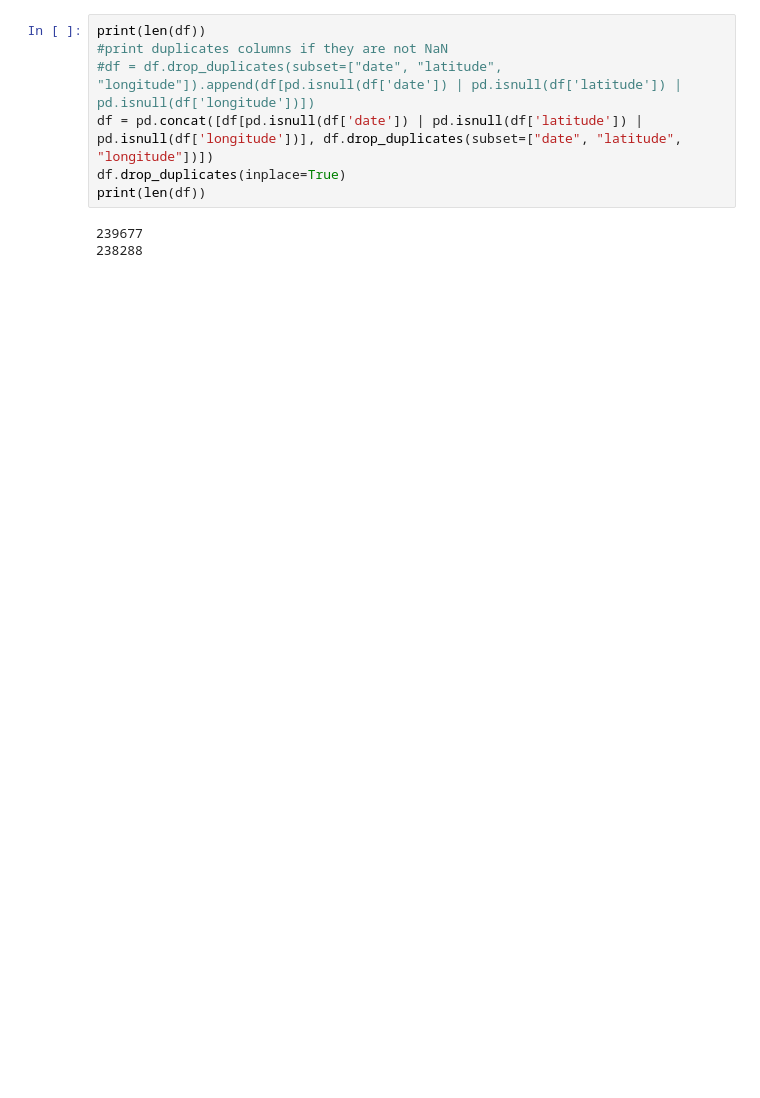
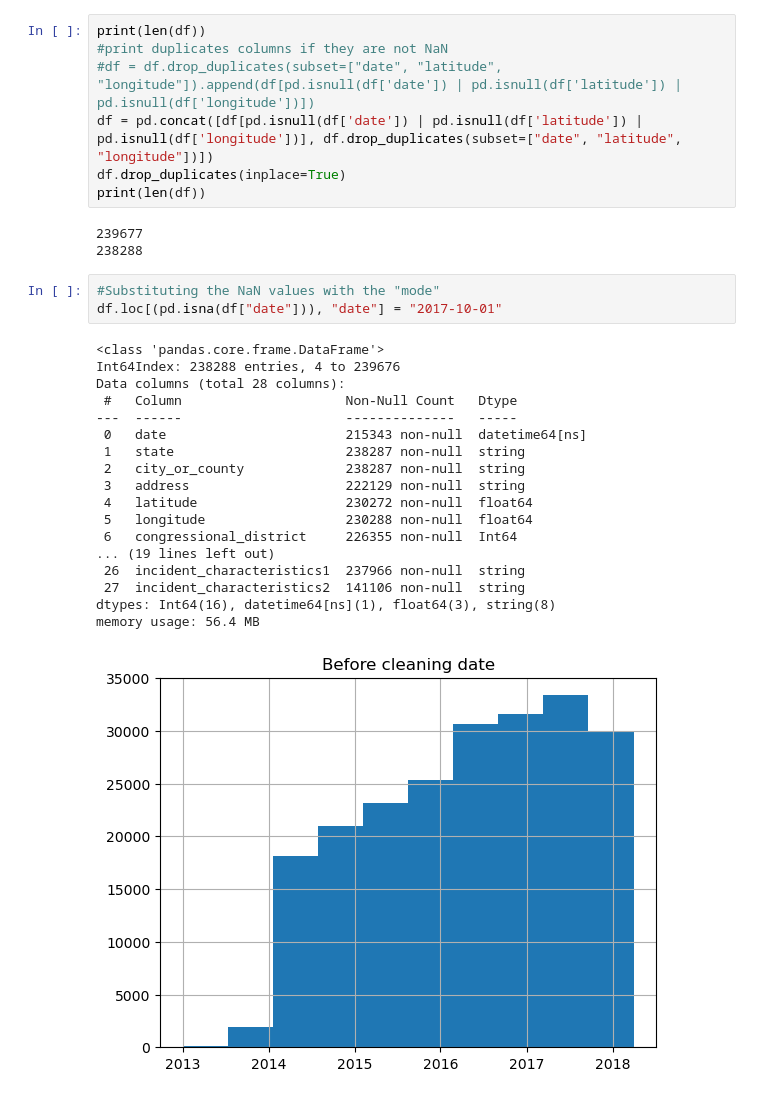
Before and after one commit to vezzusamu/dm-project, a Jupyter notebook: data_understanding.ipynb, the cells around one changed output. Drawn from its saved outputs; the diff is of its cells as text; blank space fills up the shorter version.

Commit message:
Updated the data_understanding file with the changes from the online colab file

```diff
--- a/data_understanding.ipynb
+++ b/data_understanding.ipynb
@@ -194,6 +208,28 @@ print(len(df))
 # %% [output]
 239677
 238288
+# %%
+#Substituting the NaN values with the "mode"
+df.loc[(pd.isna(df["date"])), "date"] = "2017-10-01"
+# %% [output]
+<class 'pandas.core.frame.DataFrame'>
+Int64Index: 238288 entries, 4 to 239676
+Data columns (total 28 columns):
+ #   Column                     Non-Null Count   Dtype
+---  ------                     --------------   -----
+ 0   date                       215343 non-null  datetime64[ns]
+ 1   state                      238287 non-null  string
+ 2   city_or_county             238287 non-null  string
+ 3   address                    222129 non-null  string
+ 4   latitude                   230272 non-null  float64
+ 5   longitude                  230288 non-null  float64
+ 6   congressional_district     226355 non-null  Int64
+... (19 lines left out)
+ 26  incident_characteristics1  237966 non-null  string
+ 27  incident_characteristics2  141106 non-null  string
+dtypes: Int64(16), datetime64[ns](1), float64(3), string(8)
+memory usage: 56.4 MB
+[figure, added]
 # %%
 #dp_df = df[df.duplicated(keep=False)]
 #dp_df = df.groupby(['date','latitude','longitude']).any()
```
Also changed, not shown: parts of 14 cells of this notebook.
